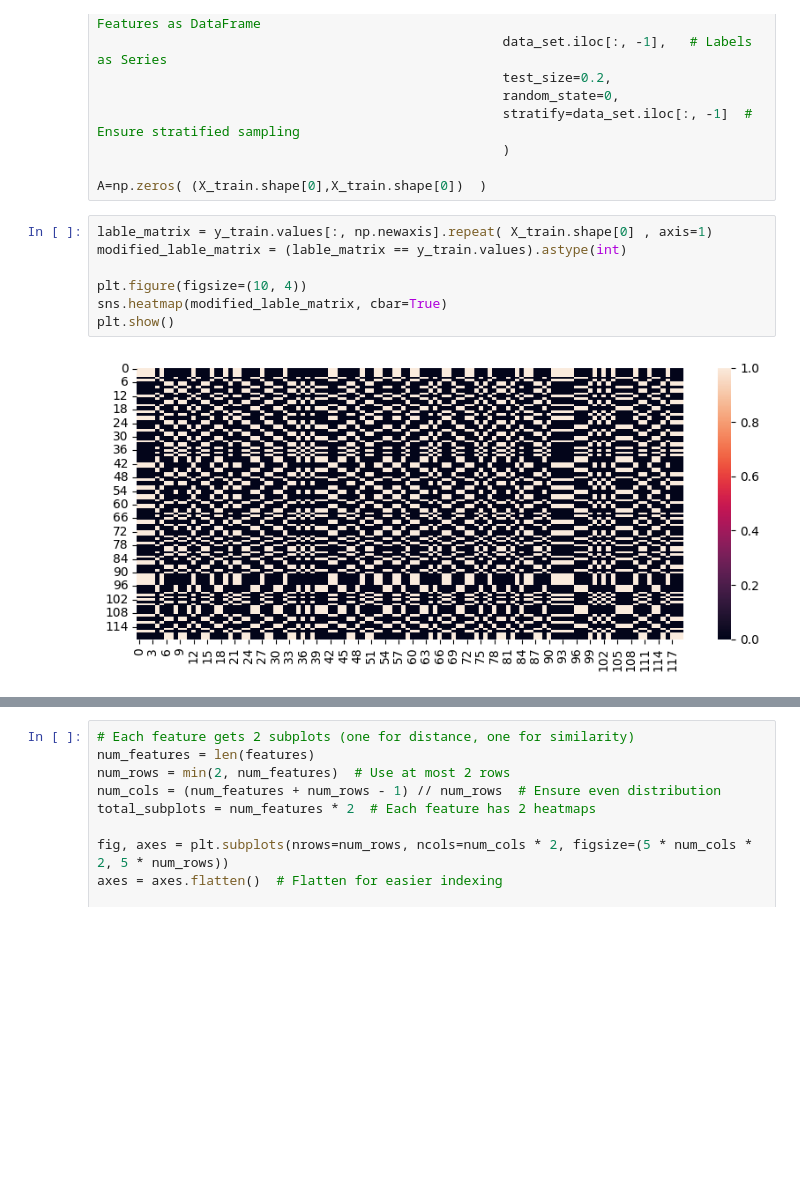
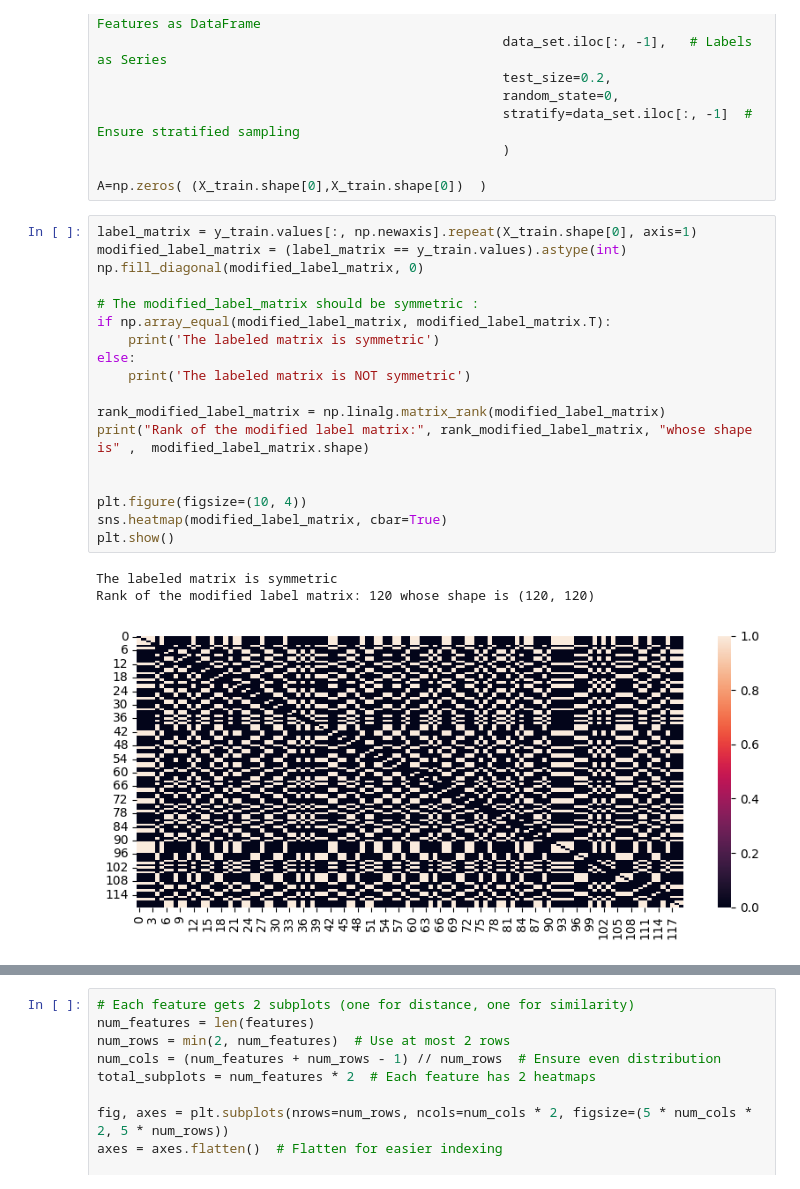
Before and after one commit to alibagheribardi/Erdos_Project, a Jupyter notebook: Graph_ID.ipynb, the cells around one changed output, grey strips where cells are left out. Cells and saved outputs as stored; diff of their text form; blank space fills up the shorter version.

```diff
--- a/Graph_ID.ipynb
+++ b/Graph_ID.ipynb
@@ -316,12 +316,25 @@ X_train, X_test, y_train, y_test = train_test_split(data_set.iloc[:, :-1],  # Fe
 
 A=np.zeros( (X_train.shape[0],X_train.shape[0])  )
 # %%
-lable_matrix = y_train.values[:, np.newaxis].repeat( X_train.shape[0] , axis=1)
-modified_lable_matrix = (lable_matrix == y_train.values).astype(int)
+label_matrix = y_train.values[:, np.newaxis].repeat(X_train.shape[0], axis=1)
+modified_label_matrix = (label_matrix == y_train.values).astype(int)
+np.fill_diagonal(modified_label_matrix, 0)
+
+# The modified_label_matrix should be symmetric :
+if np.array_equal(modified_label_matrix, modified_label_matrix.T):
+    print('The labeled matrix is symmetric')
+else:
+    print('The labeled matrix is NOT symmetric')
+
+rank_modified_label_matrix = np.linalg.matrix_rank(modified_label_matrix)
+print("Rank of the modified label matrix:", rank_modified_label_matrix, "whose shape is" ,  modified_label_matrix.shape)
+
 
 plt.figure(figsize=(10, 4))
-sns.heatmap(modified_lable_matrix, cbar=True)
+sns.heatmap(modified_label_matrix, cbar=True)
 plt.show()
 # %% [output]
+The labeled matrix is symmetric
+Rank of the modified label matrix: 120 whose shape is (120, 120)
-[figure, old version]
+[figure, new version]
 # %%
```
Also changed, not shown: parts of 1 cell of this notebook.
